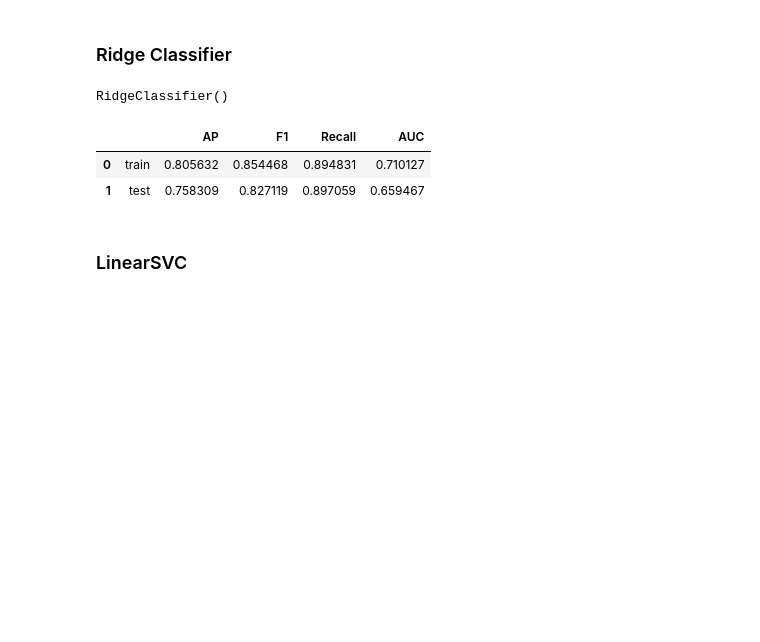
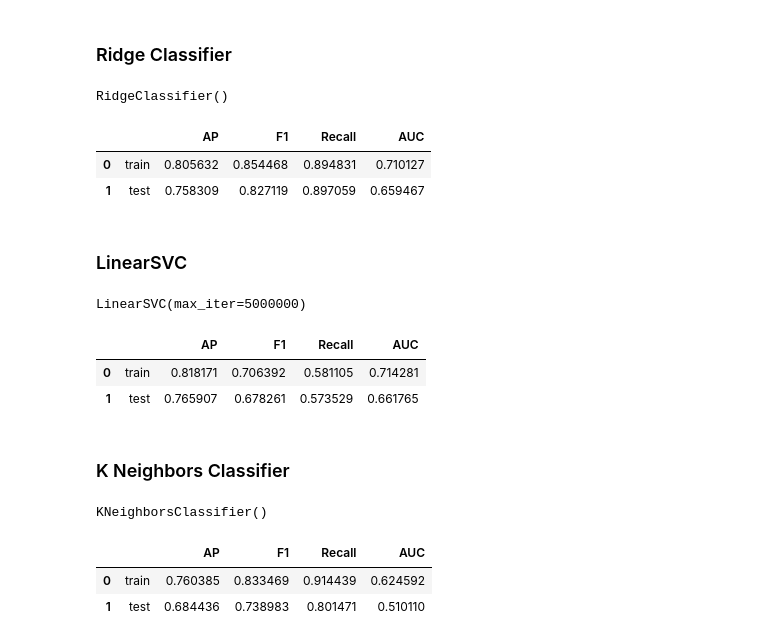
Before and after one commit to iwunduchuks/Osiri-ML-assignement, a Jupyter notebook: Osiri_ML.ipynb, the cells around one changed output. Cells and saved outputs as stored; diff of their text form; code cells hidden in the pictures; blank space fills up the shorter version.

Commit message:
K Neighbors

```diff
--- a/Osiri_ML.ipynb
+++ b/Osiri_ML.ipynb
@@ -175,36 +176,91 @@ metrics_df
 | 1 | test | 0.758309 | 0.827119 | 0.897059 | 0.659467 |
 # %% [markdown]
 ### LinearSVC
-# %%
-# LinearSVC
-
-LinearSVC = LinearSVC()
-LinearSVC.fit()
+# %%
+# LinearSVC
+
+Linear_SVC = LinearSVC(max_iter= 5000000)
+Linear_SVC.fit(X_train, y_train)
+
+# try "hinge" as new loss
+#
+# %% [output]
+LinearSVC(max_iter=5000000)
 # %%
 # Testing and Metrics
-y_test_pred = LinearSVC.predict(X_test)
-y_train_pred = LinearSVC.predict(X_train)
+y_test_pred = Linear_SVC.predict(X_test)
+y_train_pred = Linear_SVC.predict(X_train)
 
 # Metrics
 AP_test = metrics.average_precision_score(y_test,y_test_pred)
 AP_train = metrics.average_precision_score(y_train,y_train_pred)
 
 F1_test = metrics.f1_score(y_test,y_test_pred)
 F1_train = metrics.f1_score(y_train,y_train_pred)
 
 recall_test = metrics.recall_score(y_test,y_test_pred)
 recall_train = metrics.recall_score(y_train,y_train_pred)
 
 AUC_test = metrics.roc_auc_score(y_test,y_test_pred)
 AUC_train = metrics.roc_auc_score(y_train,y_train_pred)
 
 metrics_dict = {
     '': ['train', 'test'],
     'AP': [AP_train, AP_test],
     'F1': [F1_train, F1_test],
     'Recall': [recall_train, recall_test],
     'AUC': [AUC_train, AUC_test]
 }
 
 metrics_df = pd.DataFrame(data=metrics_dict)
 metrics_df
+# %% [output]
+|  |  | AP | F1 | Recall | AUC |
+| 0 | train | 0.818171 | 0.706392 | 0.581105 | 0.714281 |
+| 1 | test | 0.765907 | 0.678261 | 0.573529 | 0.661765 |
+# %% [markdown]
+### K Neighbors Classifier
+# %%
+# K Neighbors Classifier
+# hyper parameters to be changed
+# change algo used
+# change leaf_size
+# change weight
+# change n_neigbours
+
+KNCls = KNeighborsClassifier()
+KNCls.fit(X_train, y_train)
+# %% [output]
+KNeighborsClassifier()
+# %%
+# Testing and Metrics
+y_test_pred = KNCls.predict(X_test)
+y_train_pred = KNCls.predict(X_train)
+
+# Metrics
+AP_test = metrics.average_precision_score(y_test,y_test_pred)
+AP_train = metrics.average_precision_score(y_train,y_train_pred)
+
+F1_test = metrics.f1_score(y_test,y_test_pred)
+F1_train = metrics.f1_score(y_train,y_train_pred)
+
+recall_test = metrics.recall_score(y_test,y_test_pred)
+recall_train = metrics.recall_score(y_train,y_train_pred)
+
+AUC_test = metrics.roc_auc_score(y_test,y_test_pred)
+AUC_train = metrics.roc_auc_score(y_train,y_train_pred)
+
+metrics_dict = {
+    '': ['train', 'test'],
+    'AP': [AP_train, AP_test],
+    'F1': [F1_train, F1_test],
+    'Recall': [recall_train, recall_test],
+    'AUC': [AUC_train, AUC_test]
+}
+
+metrics_df = pd.DataFrame(data=metrics_dict)
+metrics_df
+# %% [output]
+|  |  | AP | F1 | Recall | AUC |
+| 0 | train | 0.760385 | 0.833469 | 0.914439 | 0.624592 |
+| 1 | test | 0.684436 | 0.738983 | 0.801471 | 0.510110 |
```
Also changed, not shown: parts of 1 cell of this notebook.
